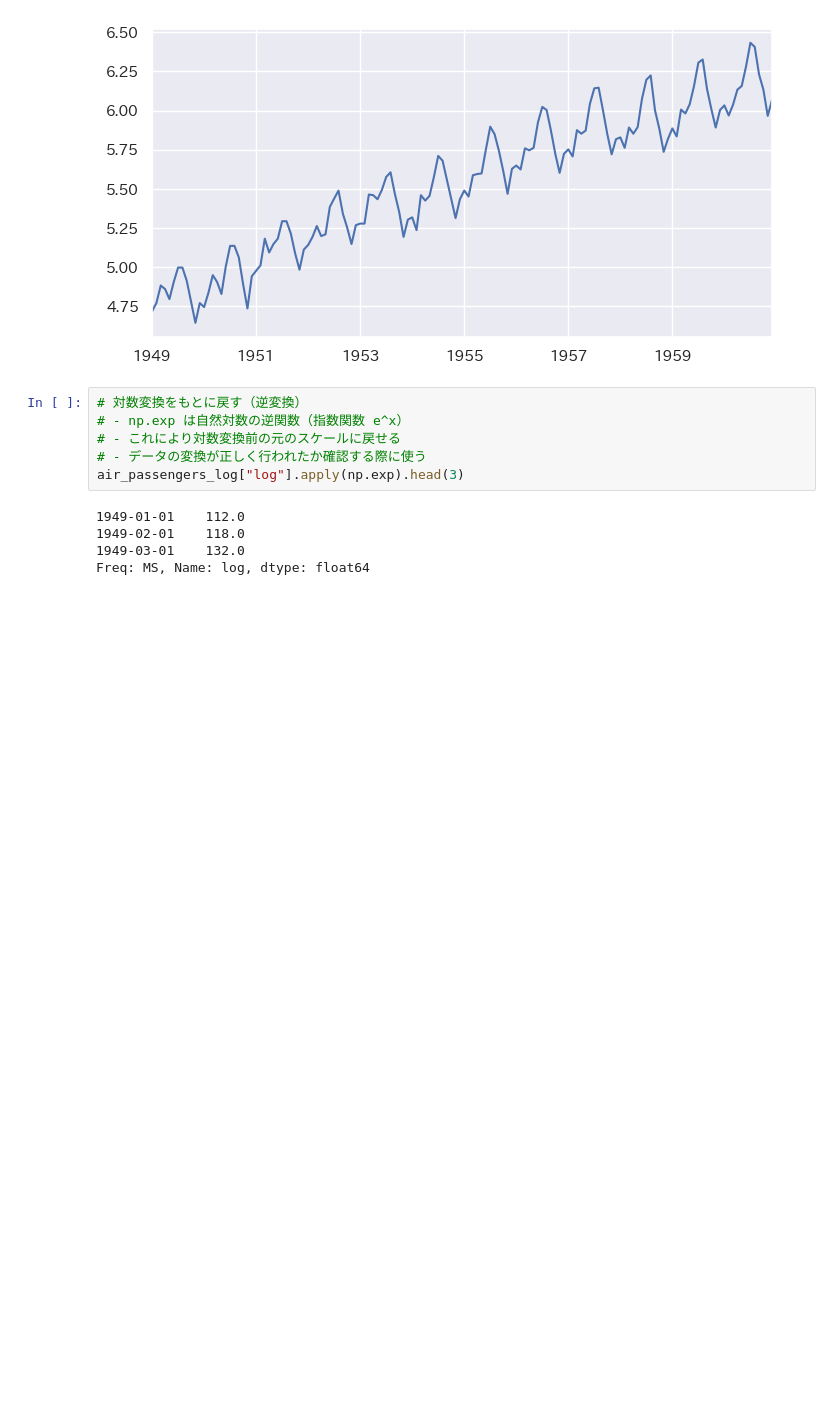
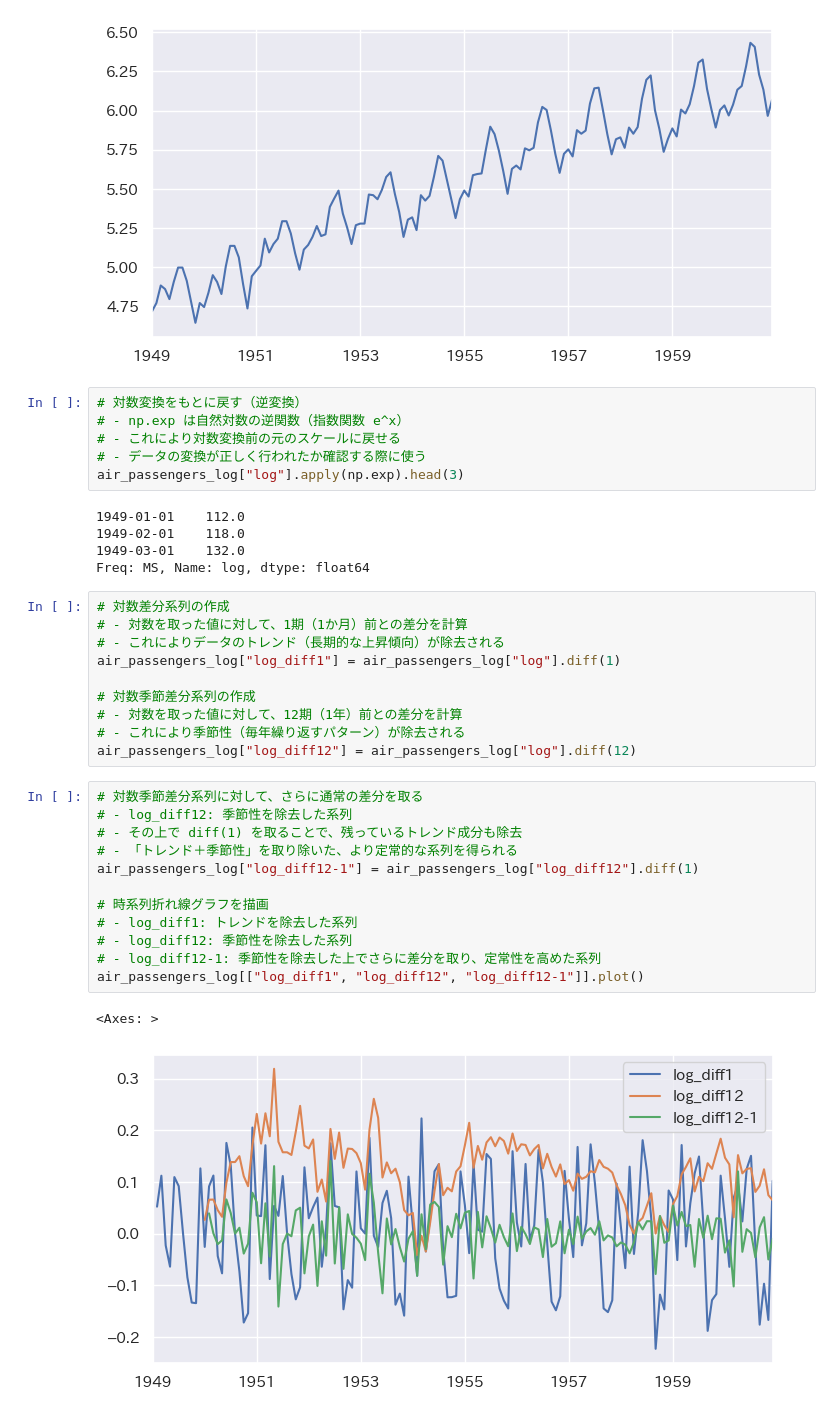
Before and after one commit to maton369/Python_Time_Series_Intro, a Jupyter notebook: 2-5-Pythonによる時系列分析の基本.ipynb, the cells around one changed output. Cells and saved outputs as stored; diff of their text form; blank space fills up the shorter version.

```diff
--- a/2-5-Pythonによる時系列分析の基本.ipynb
+++ b/2-5-Pythonによる時系列分析の基本.ipynb
@@ -269,3 +269,28 @@ air_passengers_log["log"].apply(np.exp).head(3)
 1949-02-01    118.0
 1949-03-01    132.0
 Freq: MS, Name: log, dtype: float64
+# %%
+# 対数差分系列の作成
+# - 対数を取った値に対して、1期（1か月）前との差分を計算
+# - これによりデータのトレンド（長期的な上昇傾向）が除去される
+air_passengers_log["log_diff1"] = air_passengers_log["log"].diff(1)
+
+# 対数季節差分系列の作成
+# - 対数を取った値に対して、12期（1年）前との差分を計算
+# - これにより季節性（毎年繰り返すパターン）が除去される
+air_passengers_log["log_diff12"] = air_passengers_log["log"].diff(12)
+# %%
+# 対数季節差分系列に対して、さらに通常の差分を取る
+# - log_diff12: 季節性を除去した系列
+# - その上で diff(1) を取ることで、残っているトレンド成分も除去
+# - 「トレンド＋季節性」を取り除いた、より定常的な系列を得られる
+air_passengers_log["log_diff12-1"] = air_passengers_log["log_diff12"].diff(1)
+
+# 時系列折れ線グラフを描画
+# - log_diff1: トレンドを除去した系列
+# - log_diff12: 季節性を除去した系列
+# - log_diff12-1: 季節性を除去した上でさらに差分を取り、定常性を高めた系列
+air_passengers_log[["log_diff1", "log_diff12", "log_diff12-1"]].plot()
+# %% [output]
+<Axes: >
+[figure, added]
```
